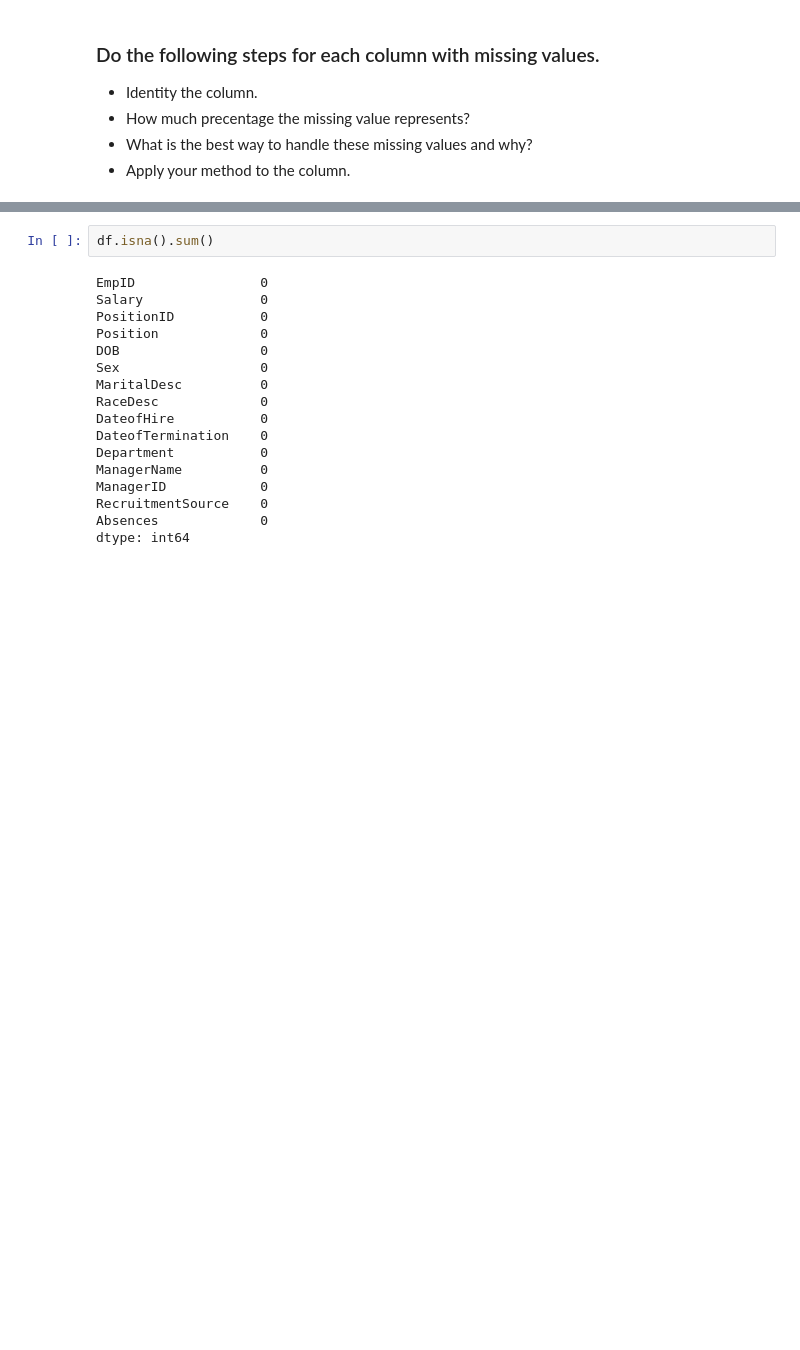
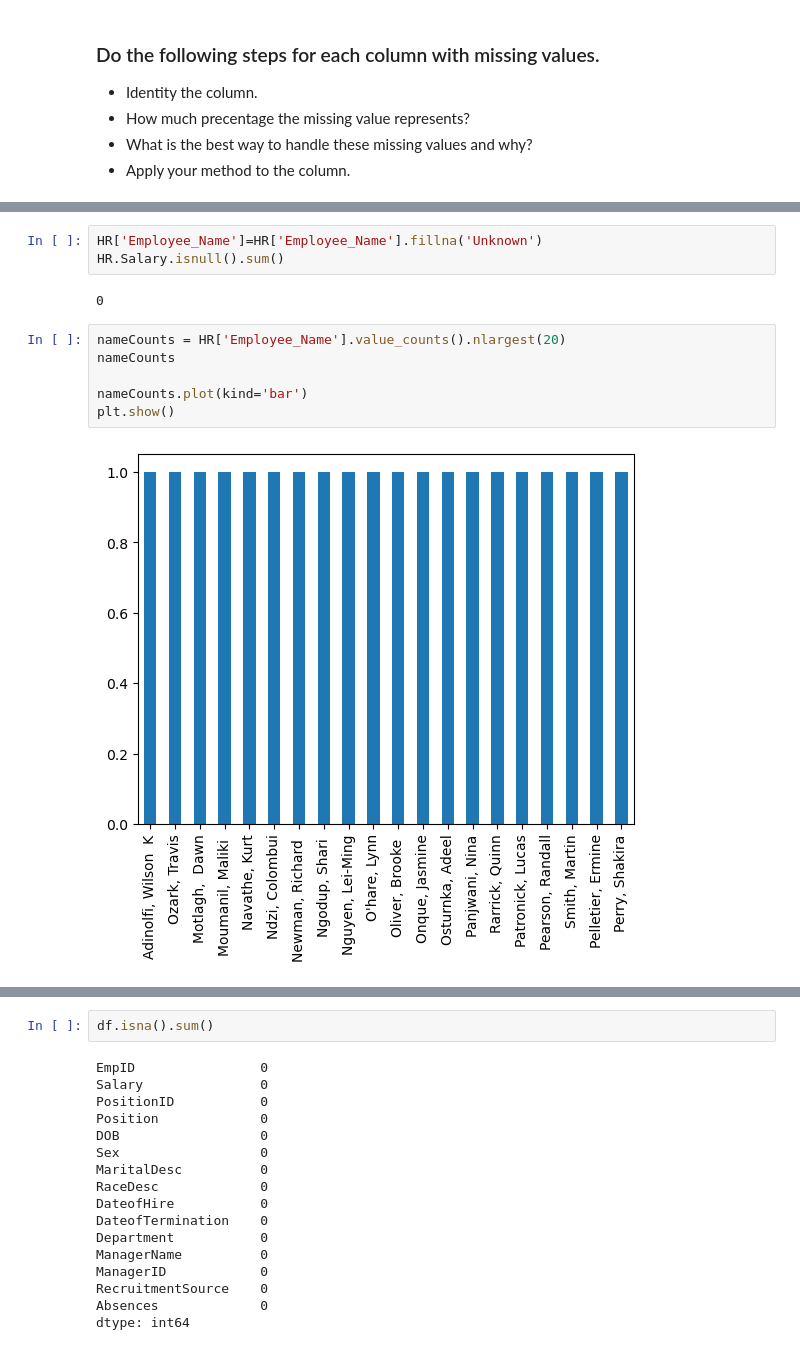
Before and after one commit to Tuwaiq-Data-Science-Bootcamp-V4/Missing-Data-Lab, a Jupyter notebook: Missing_Data_Assignment.ipynb, the cells around one changed output, grey strips where cells are left out. Saved outputs shown, nothing was run; the diff lists cells and outputs as text; blank space fills up the shorter version.

```diff
--- a/Missing_Data_Assignment.ipynb
+++ b/Missing_Data_Assignment.ipynb
@@ -19,0 +173,13 @@
+# %%
+HR['Employee_Name']=HR['Employee_Name'].fillna('Unknown')
+HR.Salary.isnull().sum()
+# %% [output]
+0
+# %%
+nameCounts = HR['Employee_Name'].value_counts().nlargest(20)
+nameCounts
+
+nameCounts.plot(kind='bar')
+plt.show()
+# %% [output]
+[figure, added]
```
Also changed, not shown: parts of 51 cells of this notebook.
